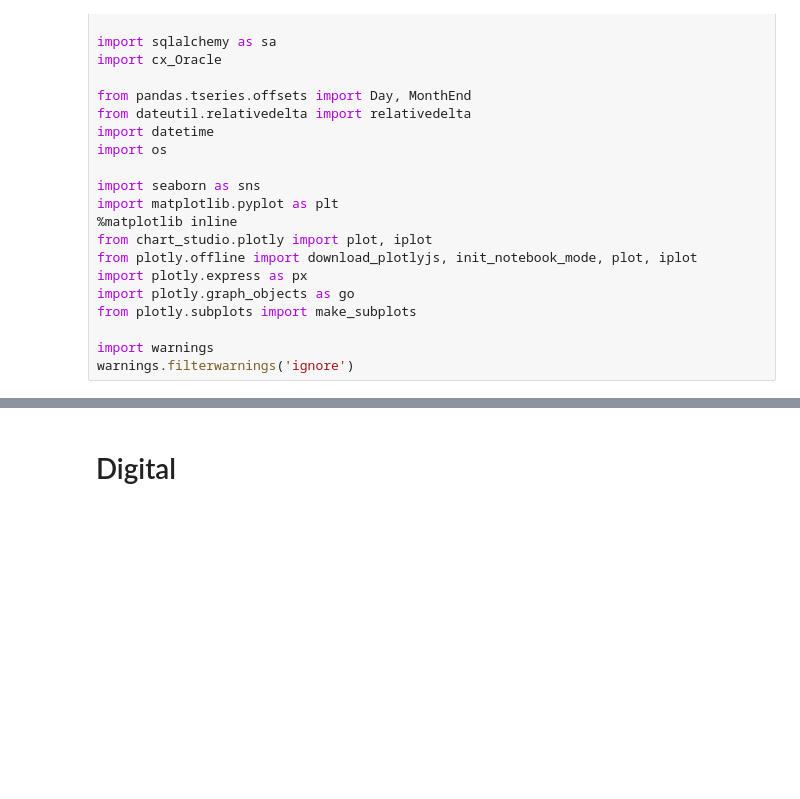
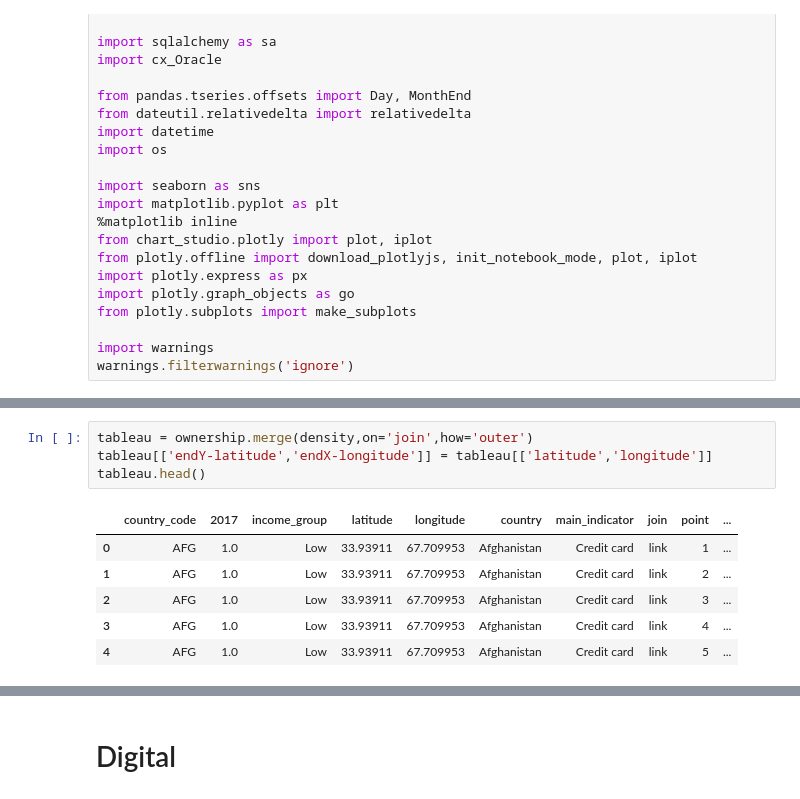
Before and after one commit to kmmnyein25/global_findex, a Jupyter notebook: findex.ipynb, the cells around one changed output, grey strips where cells are left out. Drawn from its saved outputs; the diff is of its cells as text; blank space fills up the shorter version.

```diff
--- a/findex.ipynb
+++ b/findex.ipynb
@@ -88,0 +178,11 @@ selected.head()
+# %%
+tableau = ownership.merge(density,on='join',how='outer')
+tableau[['endY-latitude','endX-longitude']] = tableau[['latitude','longitude']]
+tableau.head()
+# %% [output]
+|  | country_code | 2017 | income_group | latitude | longitude | country | main_indicator | join | point | ... |
+| 0 | AFG | 1.0 | Low | 33.93911 | 67.709953 | Afghanistan | Credit card | link | 1 | ... |
+| 1 | AFG | 1.0 | Low | 33.93911 | 67.709953 | Afghanistan | Credit card | link | 2 | ... |
+| 2 | AFG | 1.0 | Low | 33.93911 | 67.709953 | Afghanistan | Credit card | link | 3 | ... |
+| 3 | AFG | 1.0 | Low | 33.93911 | 67.709953 | Afghanistan | Credit card | link | 4 | ... |
+| 4 | AFG | 1.0 | Low | 33.93911 | 67.709953 | Afghanistan | Credit card | link | 5 | ... |
```
Also changed, not shown: parts of 23 cells of this notebook.
